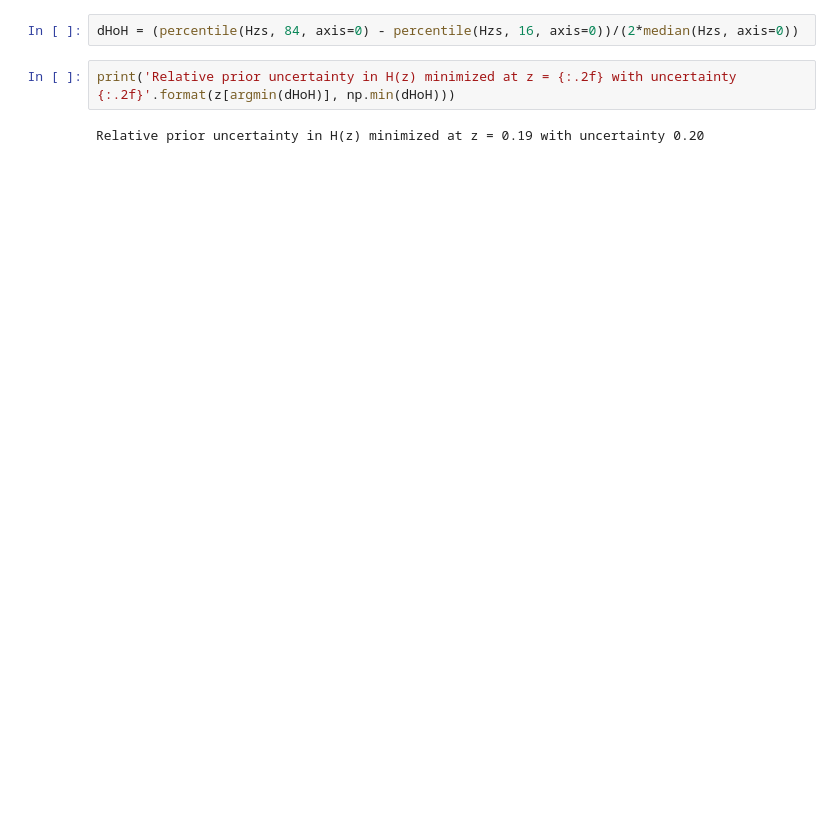
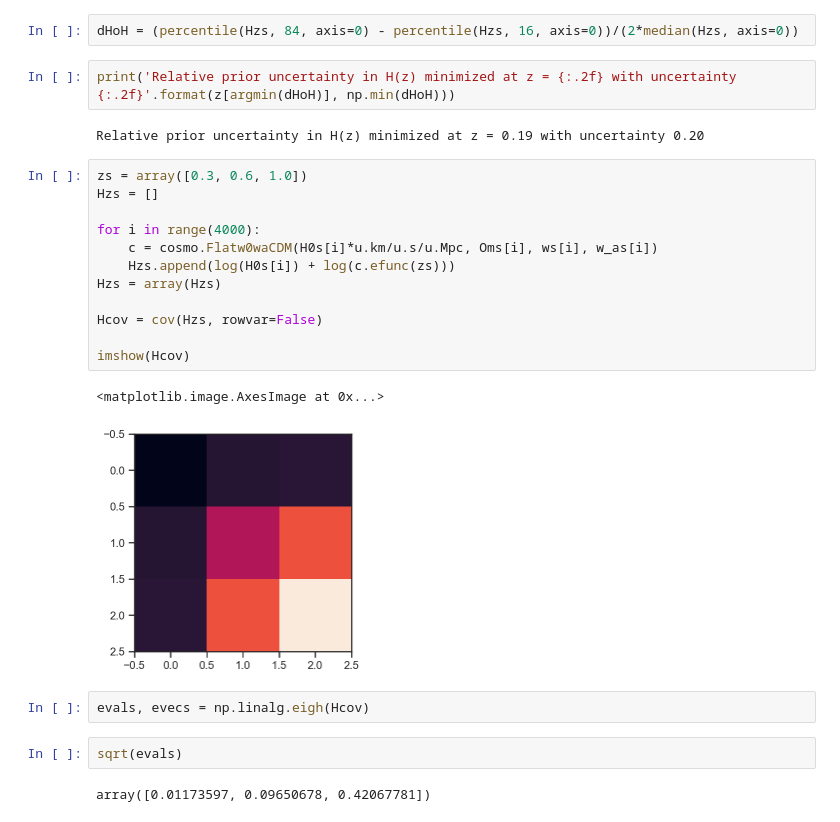
Before and after one commit to farr/PISNLineCosmography, a Jupyter notebook: PriorHz.ipynb, the cells around one changed output. Cells and saved outputs as stored; diff of their text form; blank space fills up the shorter version.

```diff
--- a/PriorHz.ipynb
+++ b/PriorHz.ipynb
@@ -47,3 +49,24 @@ dHoH = (percentile(Hzs, 84, axis=0) - percentile(Hzs, 16, axis=0))/(2*median(Hzs
 print('Relative prior uncertainty in H(z) minimized at z = {:.2f} with uncertainty {:.2f}'.format(z[argmin(dHoH)], np.min(dHoH)))
 # %% [output]
 Relative prior uncertainty in H(z) minimized at z = 0.19 with uncertainty 0.20
+# %%
+zs = array([0.3, 0.6, 1.0])
+Hzs = []
+
+for i in range(4000):
+    c = cosmo.Flatw0waCDM(H0s[i]*u.km/u.s/u.Mpc, Oms[i], ws[i], w_as[i])
+    Hzs.append(log(H0s[i]) + log(c.efunc(zs)))
+Hzs = array(Hzs)
+
+Hcov = cov(Hzs, rowvar=False)
+
+imshow(Hcov)
+# %% [output]
+<matplotlib.image.AxesImage at 0x...>
+[figure, added]
+# %%
+evals, evecs = np.linalg.eigh(Hcov)
+# %%
+sqrt(evals)
+# %% [output]
+array([0.01173597, 0.09650678, 0.42067781])
```
Also changed, not shown: parts of 2 cells of this notebook.
